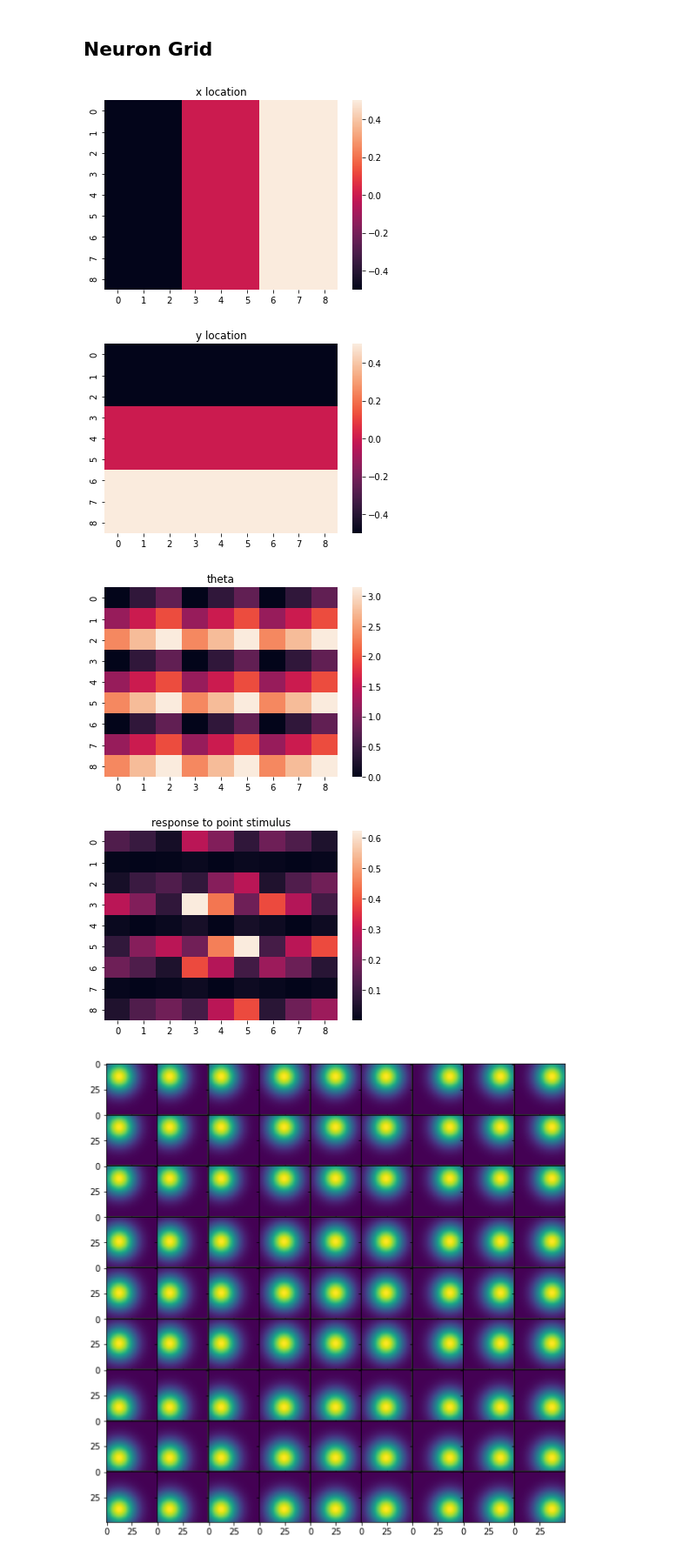
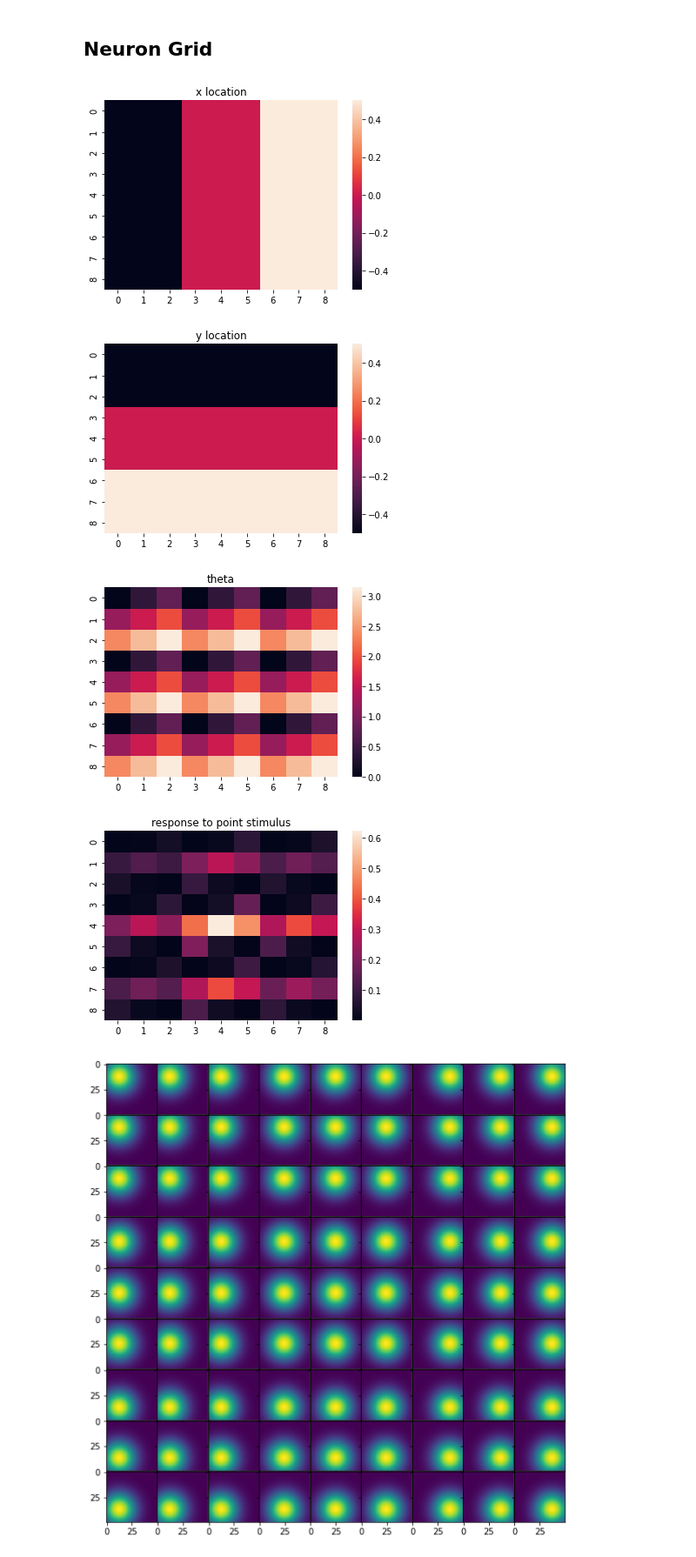
Before and after one commit to Readilyield/NormalizationEffect, a Jupyter notebook: jupyternotes/MacroMicroGrid.ipynb, the cells around one changed output. Shown: that part at 87% size. Cells and saved outputs as stored; diff of their text form; code cells hidden in the pictures.

Commit message:
NeuronGrid update with Nick's fix
fix NeuronGrid and Main

```diff
--- a/jupyternotes/MacroMicroGrid.ipynb
+++ b/jupyternotes/MacroMicroGrid.ipynb
@@ -174,35 +174,35 @@ for ii in range(len(neur_grid)):
     resps.append(neur_grid[ii].x)
 sns.heatmap(np.array(resps).reshape(9,9))
 plt.title('x location')
 plt.show()
 
 resps = []
 for ii in range(len(neur_grid)):
     resps.append(neur_grid[ii].y)
 sns.heatmap(np.array(resps).reshape(9,9))
 plt.title('y location')
 plt.show()
 
 resps = []
 for ii in range(len(neur_grid)):
     resps.append(neur_grid[ii].theta)
 sns.heatmap(np.array(resps).reshape(9,9))
 plt.title('theta')
 plt.show()
 
 resps = []
 for ii in range(len(neur_grid)):
 #     print(MacroNeurons[ii])
-    resp = NrnResponse(neur_grid[ii],  MyPtStm(0,0, np.pi), neur_grid[ii].grid)
+    resp = NrnResponse(neur_grid[ii],  MyPtStm(0,0, np.pi/2), neur_grid[ii].grid)
     resps.append(resp)
 sns.heatmap(np.array(resps).reshape(9,9))
 plt.title('response to point stimulus')
 plt.show()
 # %% [output]
 [figure]
 [figure]
 [figure]
-[figure, old version]
+[figure, new version]
 # %%
 from mpl_toolkits.axes_grid1 import ImageGrid
 import seaborn as sns
```
Also changed, not shown: parts of 3 cells of this notebook, 4 other files.
